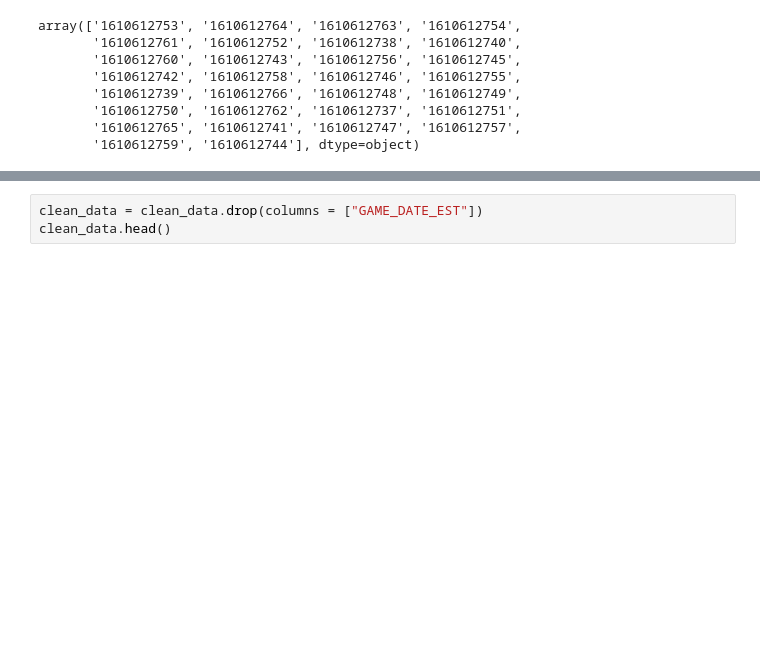
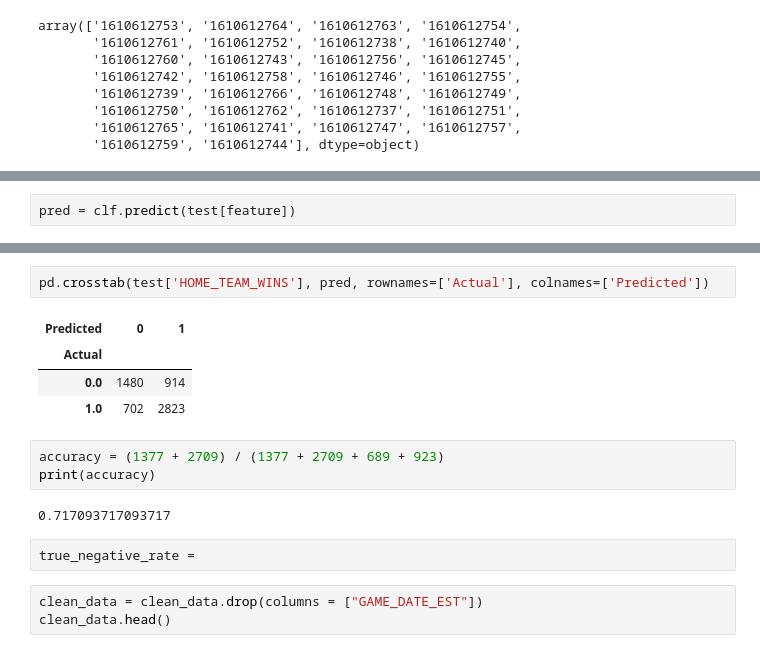
Before and after one commit to olivedisaster/final-project, a Jupyter notebook: rstest.ipynb, the cells around one changed output, grey strips where cells are left out. Saved outputs shown, nothing was run; the diff lists cells and outputs as text; blank space fills up the shorter version.

```diff
--- a/rstest.ipynb
+++ b/rstest.ipynb
@@ -158,0 +194,2 @@ clean_data = pd.merge(home_data, away_data, how="inner", on=["GAME_DATE_EST", "G
+# %%
+pred = clf.predict(test[feature])
@@ -159,3 +209,17 @@ clean_data = pd.merge(home_data, away_data, how="inner", on=["GAME_DATE_EST", "G
+# %%
+pd.crosstab(test['HOME_TEAM_WINS'], pred, rownames=['Actual'], colnames=['Predicted'])
+# %% [output]
+| Predicted | 0 | 1 |
+| Actual |  |  |
+| 0.0 | 1480 | 914 |
+| 1.0 | 702 | 2823 |
+# %%
+accuracy = (1377 + 2709) / (1377 + 2709 + 689 + 923)
+print(accuracy)
+# %% [output]
+0.717093717093717
+# %%
+true_negative_rate =
 # %%
 clean_data = clean_data.drop(columns = ["GAME_DATE_EST"])
 clean_data.head()
```
Also changed, not shown: parts of 7 cells of this notebook, 2 other files.
